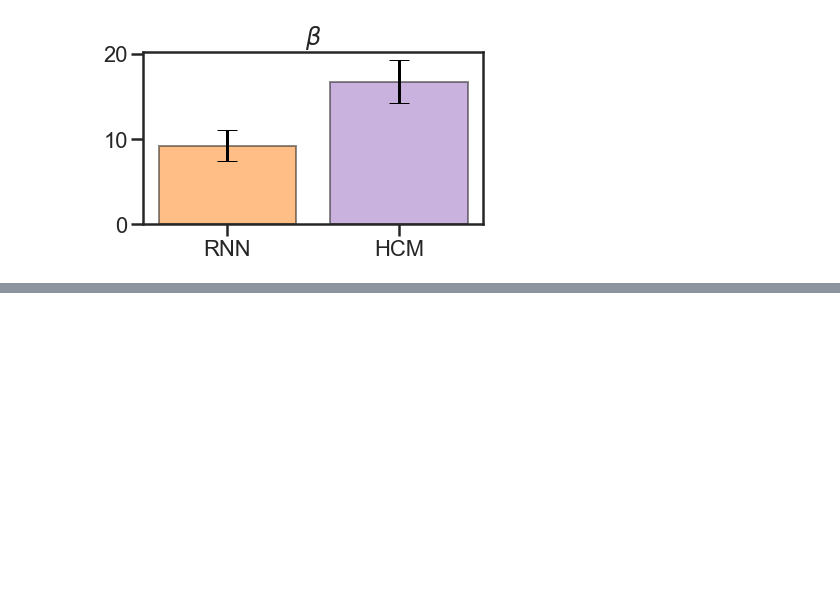
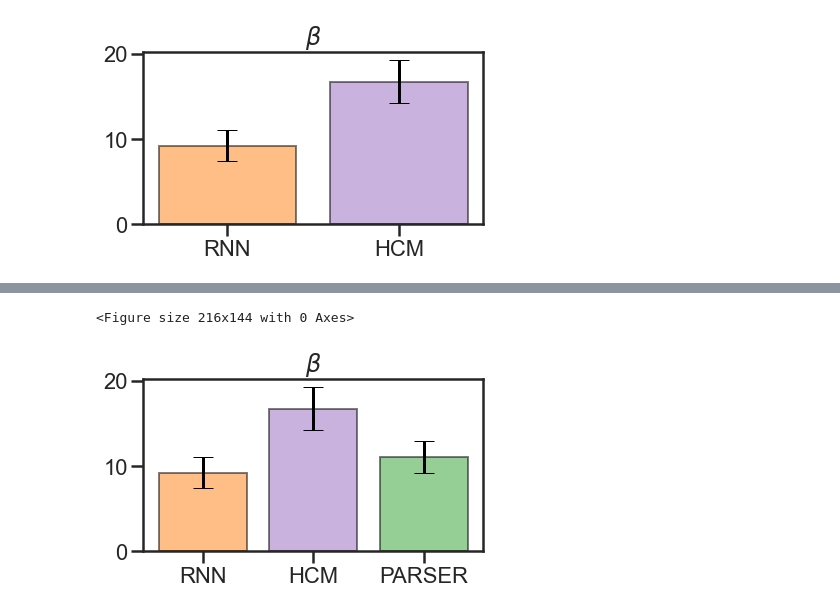
Before and after one commit to swu32/HCM, a Jupyter notebook: Demo/Demo_5_Human_HCM_RNN.ipynb, the cells around one changed output, grey strips where cells are left out. Saved outputs shown, nothing was run; the diff lists cells and outputs as text; code cells hidden in the pictures; blank space fills up the shorter version.

```diff
--- a/Demo/Demo_5_Human_HCM_RNN.ipynb
+++ b/Demo/Demo_5_Human_HCM_RNN.ipynb
@@ -749,0 +1031,34 @@ plt.show()
+# %%
+chcm_mean = 16.742
+cparser_mean = 11.070
+crnn_mean = 9.244
+
+# Calculate the standard deviation
+chcm_std = 2.552
+crnn_std = 1.825
+cparser_std = 1.874
+
+
+
+
+# Create lists for the plot
+Type = ['RNN','HCM','PARSER']
+x_pos = np.arange(len(Type))
+CTEs = [crnn_mean, chcm_mean,cparser_mean]
+error = [crnn_std,chcm_std,cparser_std]
+plt.figure(figsize = (3,2))
+# Build the plot
+fig, ax = plt.subplots()
+ax.bar(x_pos, CTEs, yerr=error, align='center', alpha=0.5, ecolor='black',edgecolor = 'k', color = [palette[1], palette[4],palette[2]], capsize=10)
+ax.set_title(r'$\beta$')
+ax.set_xticks(x_pos)
+ax.set_xticklabels(Type)
+#ax.yaxis.grid(True)
+
+# Save the figure and show
+plt.tight_layout()
+plt.savefig('Regression_Coefficient_Model_Comparison.png')
+plt.show()
+# %% [output]
+<Figure size 216x144 with 0 Axes>
+[figure, added]
```
Also changed, not shown: parts of 34 cells of this notebook, 8 other files.
